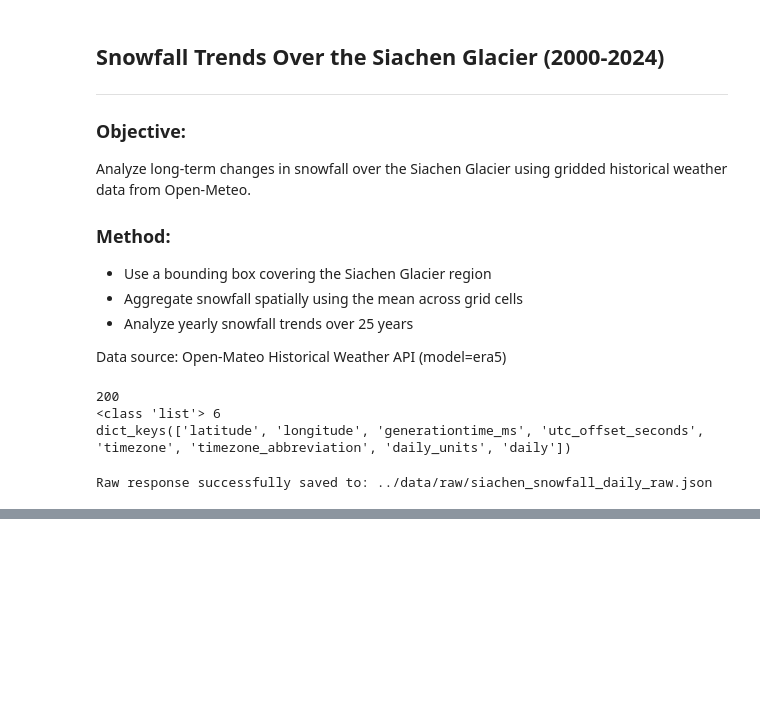
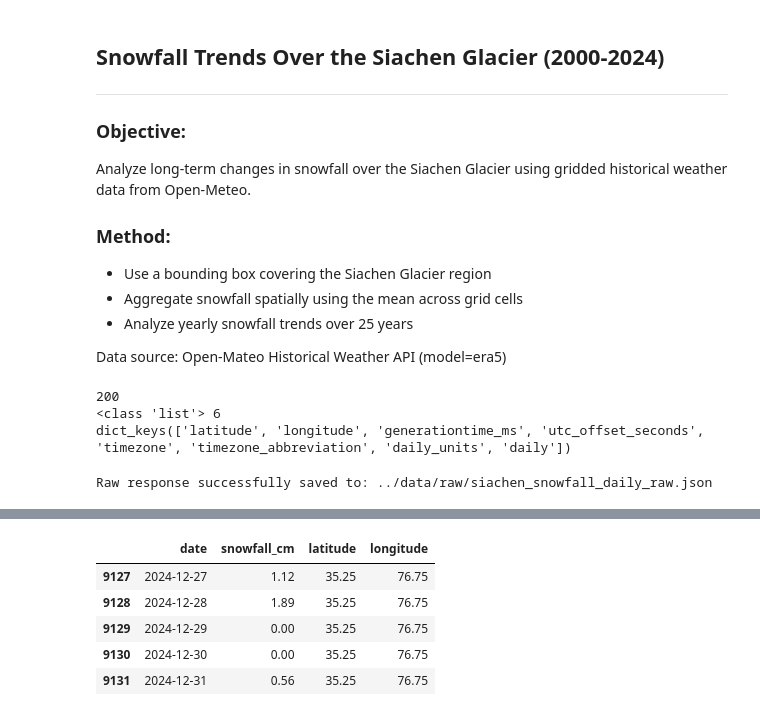
Before and after one commit to impriyanshusah/Siachen-Snowfall-Analysis, a Jupyter notebook: notebooks/analysis.ipynb, the cells around one changed output, grey strips where cells are left out. Drawn from its saved outputs; the diff is of its cells as text; code cells hidden in the pictures; blank space fills up the shorter version.

```diff
--- a/notebooks/analysis.ipynb
+++ b/notebooks/analysis.ipynb
@@ -68,0 +74,8 @@ Raw response successfully saved to: ../data/raw/siachen_snowfall_daily_raw.json
+# %%
+df_cell = pd.DataFrame(
+    {
+        "date": pd.to_datetime(cell["daily"]["time"]),
+        "snowfall_cm": cell["daily"]["snowfall_sum"],
+    }
+)
+df_cell.head()
@@ -68,0 +89,12 @@ Raw response successfully saved to: ../data/raw/siachen_snowfall_daily_raw.json
+# %%
+df_cell["latitude"] = cell["latitude"]
+df_cell["longitude"] = cell["longitude"]
+
+df_cell.tail()
+# %% [output]
+|  | date | snowfall_cm | latitude | longitude |
+| 9127 | 2024-12-27 | 1.12 | 35.25 | 76.75 |
+| 9128 | 2024-12-28 | 1.89 | 35.25 | 76.75 |
+| 9129 | 2024-12-29 | 0.00 | 35.25 | 76.75 |
+| 9130 | 2024-12-30 | 0.00 | 35.25 | 76.75 |
+| 9131 | 2024-12-31 | 0.56 | 35.25 | 76.75 |
```
Also changed, not shown: parts of 22 cells of this notebook, 4 other files.
